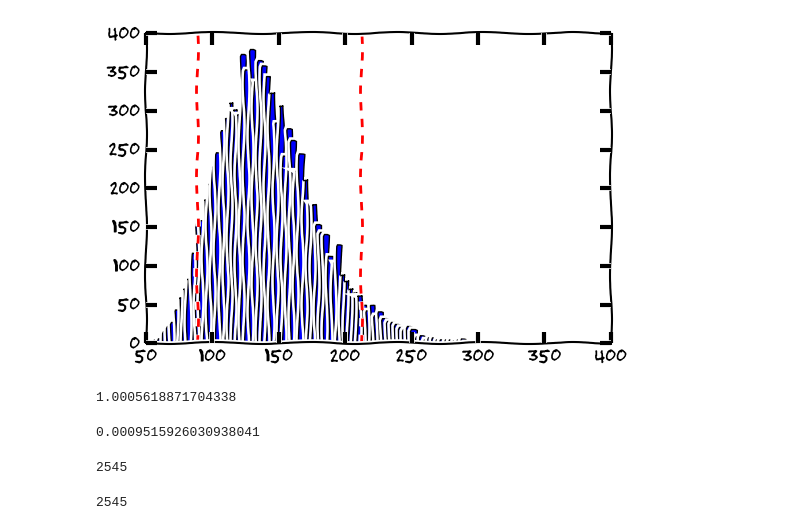
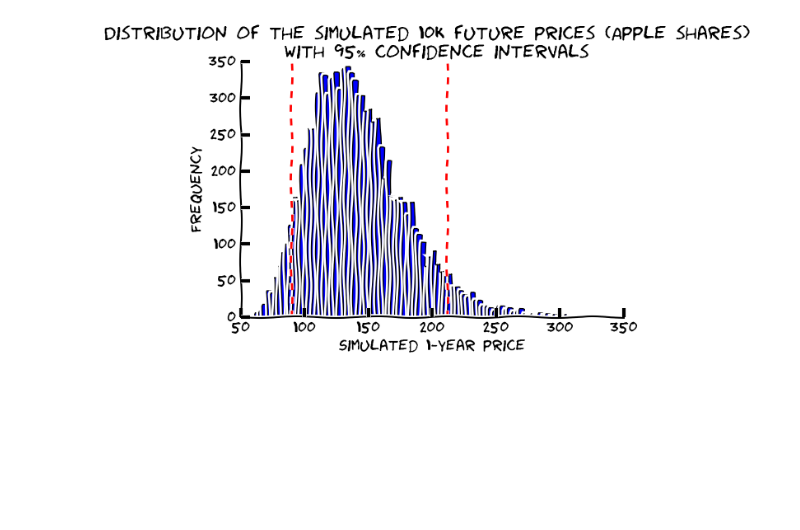
Before and after one commit to vtisza/portfolinfo, a Jupyter notebook: portfolio_returns.ipynb, the cells around one changed output. Drawn from its saved outputs; the diff is of its cells as text; code cells hidden in the pictures; blank space fills up the shorter version.

```diff
--- a/portfolio_returns.ipynb
+++ b/portfolio_returns.ipynb
@@ -143,15 +187,17 @@ Expected price= 142.78466195
 # %%
+fig, ax = plt.subplots()
+
+ax.spines['right'].set_visible(False)
+ax.spines['top'].set_visible(False)
+ax.xaxis.set_ticks_position('bottom')
+ax.yaxis.set_ticks_position('left')
+
 plt.hist(result,bins=100)
 plt.axvline(np.percentile(result,5), color='r', linestyle='dashed', linewidth=2)
 plt.axvline(np.percentile(result,95), color='r', linestyle='dashed', linewidth=2)
+plt.xlabel('Simulated 1-year price')
+plt.ylabel('Frequency')
+plt.title("Distribution of the simulated 10k future prices (Apple shares) \n with 95% confidence intervals")
 plt.show()
 # %% [output]
-[figure, old version]
+[figure, new version]
-# %%
-((1+mu)**(1/T))
-# %% [output]
-1.0005618871704338
-# %%
-aapl['change'].mean()
-# %% [output]
-0.0009515926030938041
@@ -160,8 +203,0 @@ aapl_days = (aapl.index[-1] - aapl.index[0]).days
-# %%
-aapl_days
-# %% [output]
-2545
-# %%
-(aapl.index[-1] - aapl.index[0]).days
-# %% [output]
-2545
```
Also changed, not shown: parts of 13 cells of this notebook.
